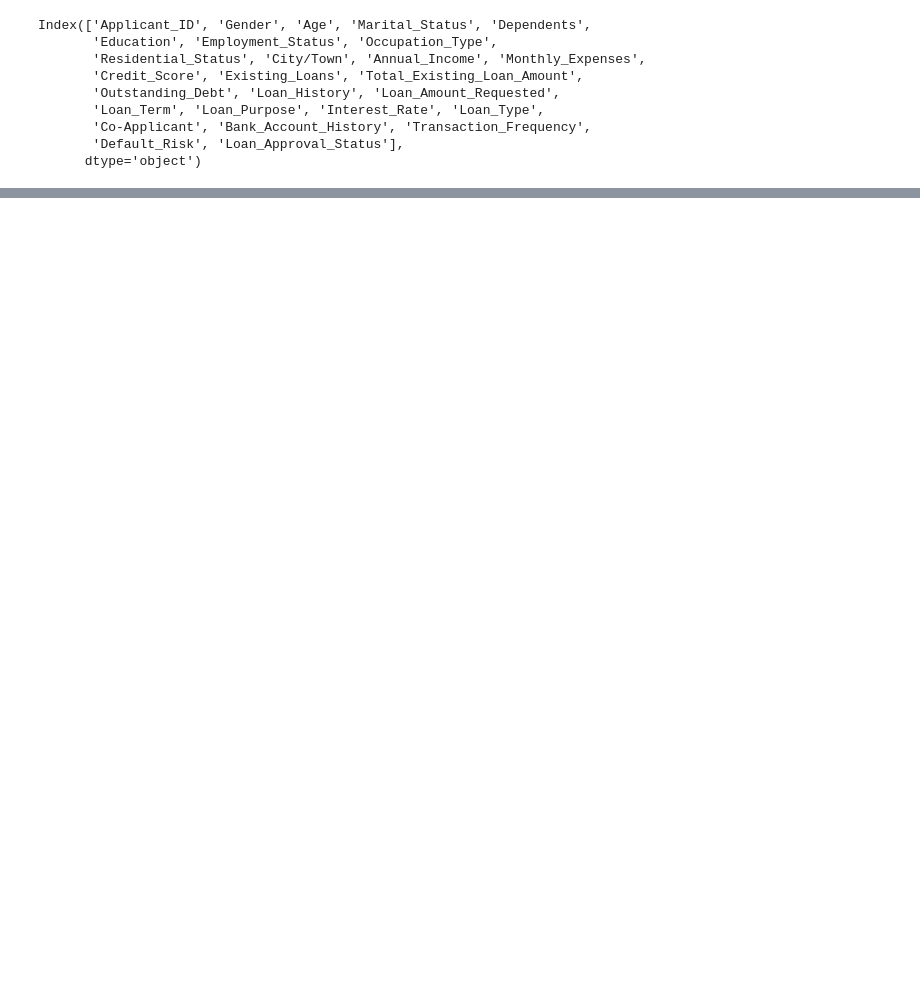
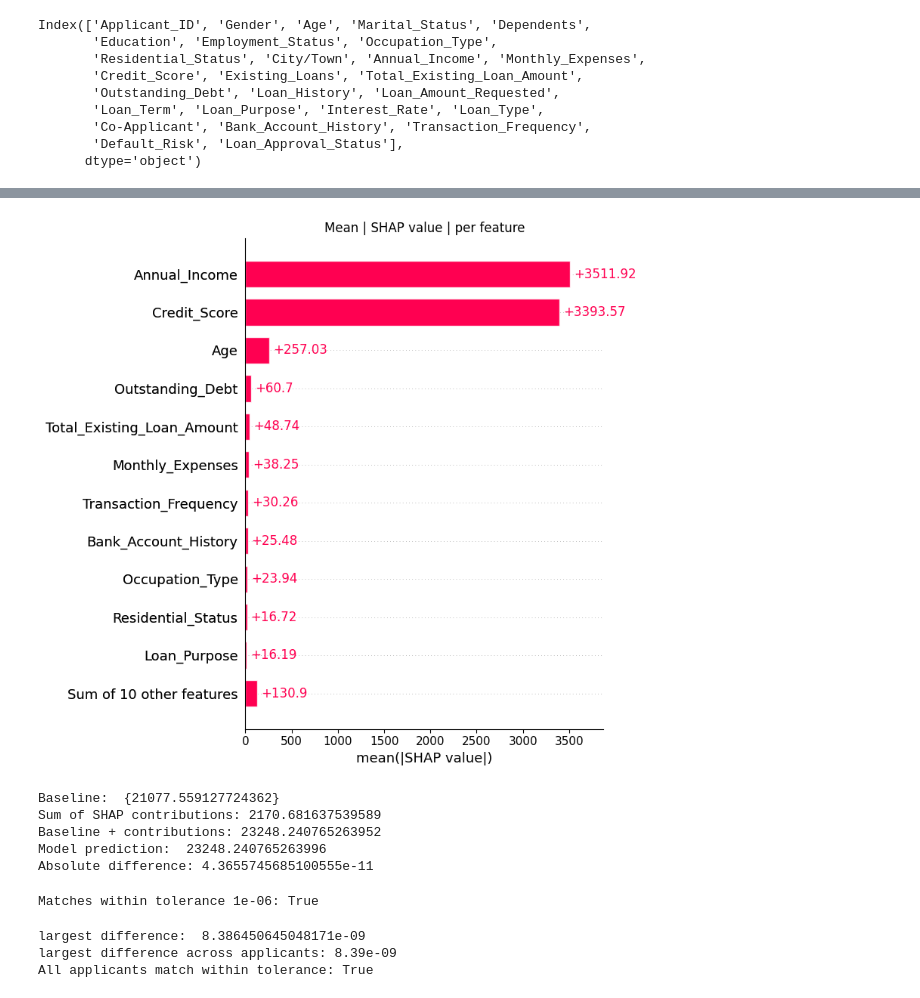
Before and after one commit to charlesanthony1996/explainable-ai-assignment1, a Jupyter notebook: lab_track_b_backup.ipynb, the cells around one changed output, grey strips where cells are left out. Saved outputs shown, nothing was run; the diff lists cells and outputs as text; code cells hidden in the pictures; blank space fills up the shorter version.

```diff
--- a/lab_track_b_backup.ipynb
+++ b/lab_track_b_backup.ipynb
@@ -64,0 +271,67 @@ sensitive.append("Household_Size")
+# %%
+# showing the bar plot as well here
+shap.plots.bar(shap_explanation, max_display=12, show=False)
+plt.title("Mean | SHAP value | per feature")
+plt.tight_layout()
+plt.show()
+# %% [output]
+[figure, added]
+# %%
+# Step 4 verify that baseline + contributions = prediction
+
+# check the one applicant from the waterfall plot
+
+applicant_explanation = shap_explanation[applicant_index]
+
+applicant_baseline = float(applicant_explanation.base_values)
+applicant_contributions = applicant_explanation.values
+sum_of_contributions = applicant_contributions.sum()
+
+reconstructed_prediction = applicant_baseline + sum_of_contributions
+
+applicant_row = x_sample.iloc[[applicant_index]]
+model_prediction = model.predict(applicant_row)[0]
+
+difference = abs(reconstructed_prediction - model_prediction)
+
+print(f"Baseline: ", {applicant_baseline})
+print(f"Sum of SHAP contributions: {sum_of_contributions}")
+print(f"Baseline + contributions: {reconstructed_prediction}")
+print(f"Model prediction:  {model_prediction}")
+print(f"Absolute difference: {difference}")
+# %% [output]
+Baseline:  {21077.559127724362}
+Sum of SHAP contributions: 2170.681637539589
+Baseline + contributions: 23248.240765263952
+Model prediction:  23248.240765263996
+Absolute difference: 4.3655745685100555e-11
+# %%
+# floating point sums are never exactly equal, so compare within a tolerance
+tolerance = 1e-6
+
+applicant_matches = np.isclose(reconstructed_prediction, model_prediction, rtol=0, atol=tolerance)
+print(f"Matches within tolerance {tolerance}: {applicant_matches}")
+# %% [output]
+Matches within tolerance 1e-06: True
+# %%
+# check all 1000 sampled applicants at once
+
+all_contributions_sums = shap_explanation.values.sum(axis =1)
+all_reconstructed = shap_explanation.base_values + all_contributions_sums
+
+all_predictions = model.predict(x_sample)
+# print(all_predictions)
+
+all_differences = np.abs(all_reconstructed - all_predictions)
+largest_difference = all_differences.sum()
+
+print("largest difference: ", largest_difference)
+
+all_match = np.allclose(all_reconstructed, all_predictions, rtol =0, atol=tolerance)
+
+print(f"largest difference across applicants: {largest_difference:.2e}")
+print(f"All applicants match within tolerance: {all_match}")
+# %% [output]
+largest difference:  8.386450645048171e-09
+largest difference across applicants: 8.39e-09
+All applicants match within tolerance: True
```
Also changed, not shown: parts of 19 cells of this notebook.
